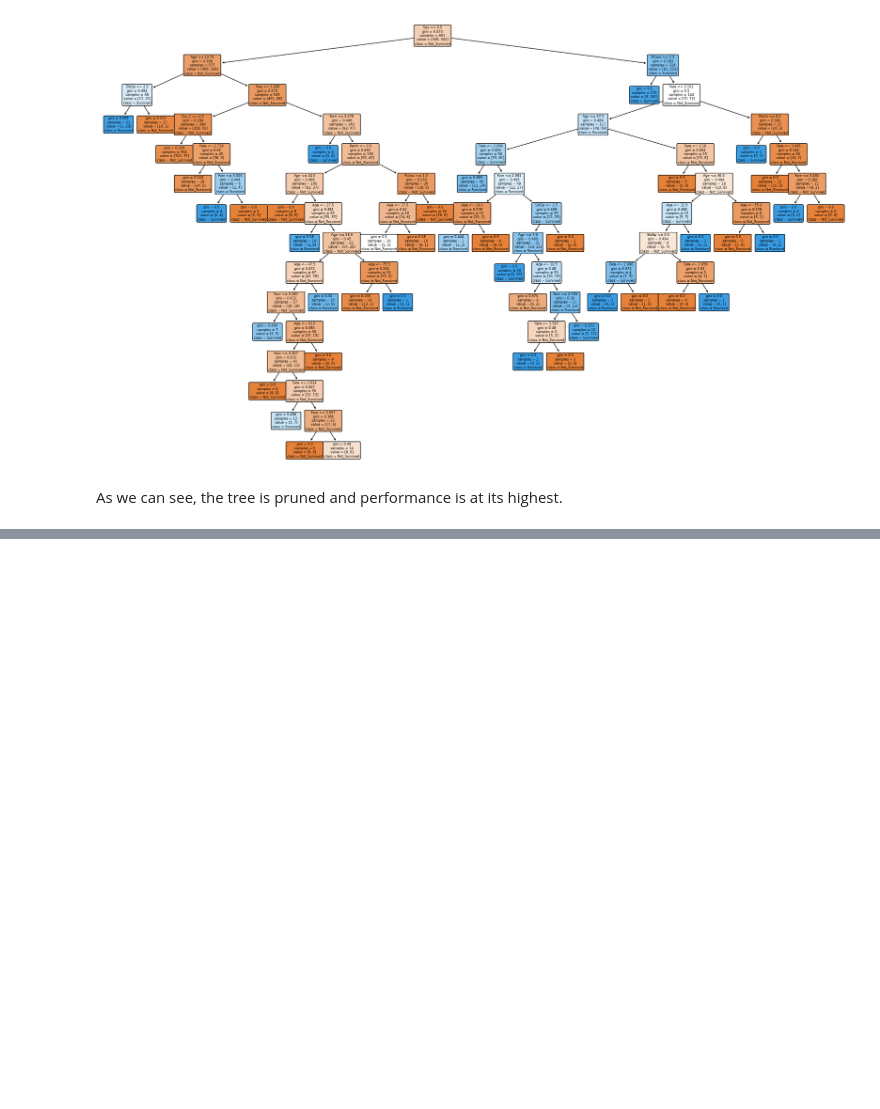
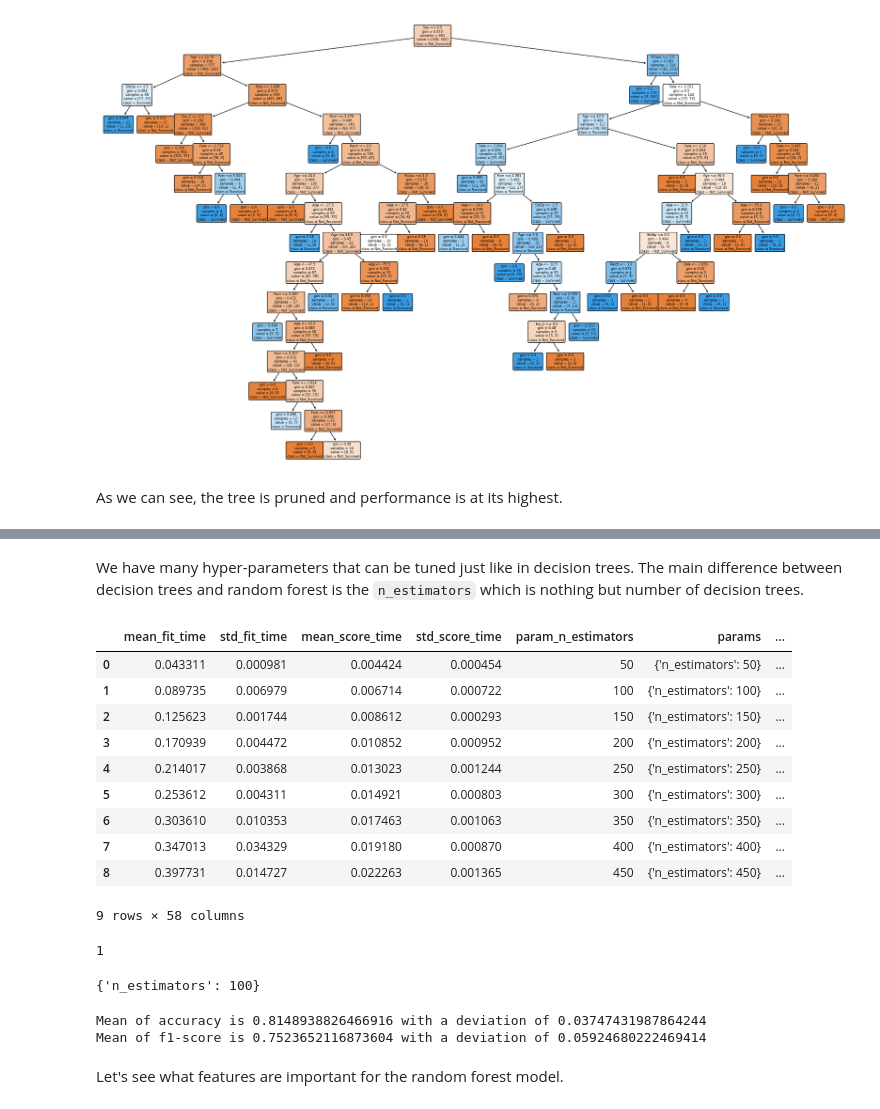
Before and after one commit to nvmcr/My_Portfolio, a Jupyter notebook: Notebook.ipynb, the cells around one changed output, grey strips where cells are left out. Saved outputs shown, nothing was run; the diff lists cells and outputs as text; code cells hidden in the pictures; blank space fills up the shorter version.

Commit message:
Random Forest Plot

```diff
--- a/Notebook.ipynb
+++ b/Notebook.ipynb
@@ -1033,0 +1043,7 @@ As we can see, the tree is pruned and performance is at its highest.
+# %%
+mod_rf = RandomForestClassifier()
+rf_scores = cross_validate(
+    mod_rf, X_train, Y_train, cv = kfold, scoring={'Accuracy':make_scorer(accuracy_score), 'Precision':make_scorer(precision_score), 'Recall':make_scorer(recall_score), 'F1-score':make_scorer(f1_score)}
+)
+mod_rf_scores = pd.DataFrame(rf_scores)
+mod_rf_scores
@@ -1033,0 +1087,40 @@ As we can see, the tree is pruned and performance is at its highest.
+# %% [markdown]
+We have many hyper-parameters that can be tuned just like in decision trees. The main difference between decision trees and random forest is the `n_estimators` which is nothing but number of decision trees.
+# %%
+grid_rf = GridSearchCV(
+    estimator = mod_rf,
+    param_grid={'n_estimators': [i for i in np.arange(50, 500, 50)]},
+    cv = kfold,
+    scoring = {'Accuracy':make_scorer(accuracy_score), 'Precision':make_scorer(precision_score), 'Recall':make_scorer(recall_score), 'F1-score':make_scorer(f1_score)},
+    refit = 'Accuracy' #Inorder to rank the output
+)
+grid_rf.fit(X_train, Y_train)
+mod_rf_scores = pd.DataFrame(grid_rf.cv_results_)
+mod_rf_scores
+# %% [output]
+|  | mean_fit_time | std_fit_time | mean_score_time | std_score_time | param_n_estimators | params | ... |
+| 0 | 0.043311 | 0.000981 | 0.004424 | 0.000454 | 50 | {'n_estimators': 50} | ... |
+| 1 | 0.089735 | 0.006979 | 0.006714 | 0.000722 | 100 | {'n_estimators': 100} | ... |
+| 2 | 0.125623 | 0.001744 | 0.008612 | 0.000293 | 150 | {'n_estimators': 150} | ... |
+| 3 | 0.170939 | 0.004472 | 0.010852 | 0.000952 | 200 | {'n_estimators': 200} | ... |
+| 4 | 0.214017 | 0.003868 | 0.013023 | 0.001244 | 250 | {'n_estimators': 250} | ... |
+| 5 | 0.253612 | 0.004311 | 0.014921 | 0.000803 | 300 | {'n_estimators': 300} | ... |
+| 6 | 0.303610 | 0.010353 | 0.017463 | 0.001063 | 350 | {'n_estimators': 350} | ... |
+| 7 | 0.347013 | 0.034329 | 0.019180 | 0.000870 | 400 | {'n_estimators': 400} | ... |
+| 8 | 0.397731 | 0.014727 | 0.022263 | 0.001365 | 450 | {'n_estimators': 450} | ... |
+9 rows × 58 columns
+# %%
+print(grid_rf.best_index_)
+grid_rf.best_params_
+# %% [output]
+1
+{'n_estimators': 100}
+# %%
+df_rf = mod_rf_scores.loc[1,:]
+print(f"Mean of accuracy is {df_rf['mean_test_Accuracy']} with a deviation of {df_rf['std_test_Accuracy']}")
+print(f"Mean of f1-score is {df_rf['mean_test_F1-score']} with a deviation of {df_rf['std_test_F1-score']}")
+# %% [output]
+Mean of accuracy is 0.8148938826466916 with a deviation of 0.03747431987864244
+Mean of f1-score is 0.7523652116873604 with a deviation of 0.05924680222469414
+# %% [markdown]
+Let's see what features are important for the random forest model.
```
Also changed, not shown: parts of 29 cells of this notebook, 1 other file.
